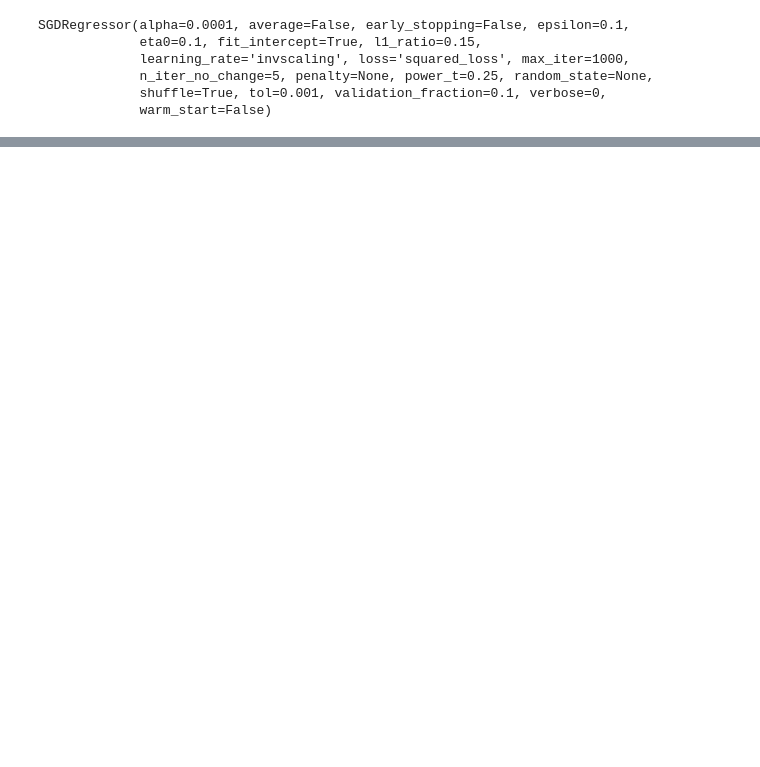
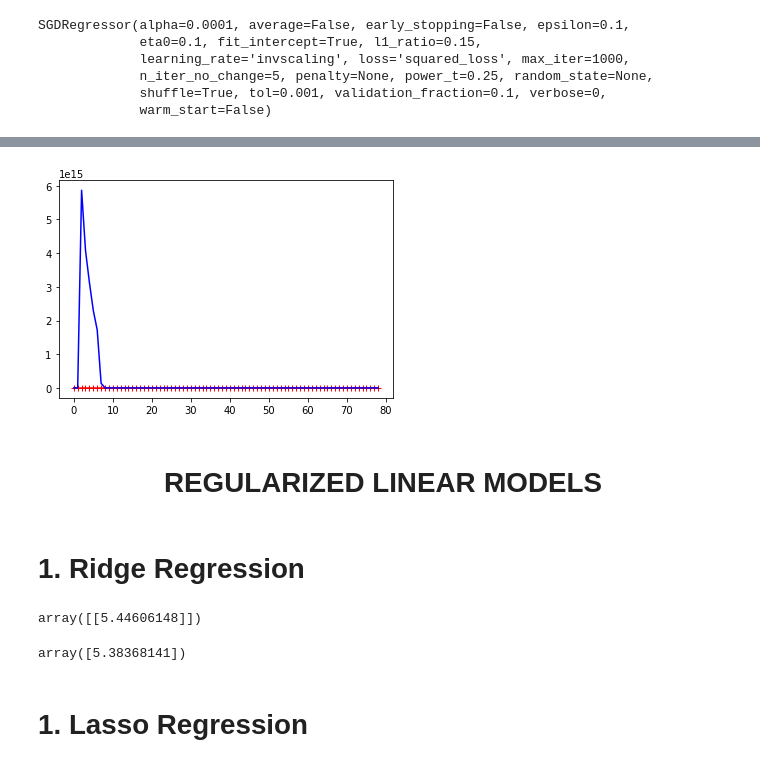
Before and after one commit to DhurbaBrl/machine_learning_book, a Jupyter notebook: training_models.ipynb, the cells around one changed output, grey strips where cells are left out. Drawn from its saved outputs; the diff is of its cells as text; code cells hidden in the pictures; blank space fills up the shorter version.

```diff
--- a/training_models.ipynb
+++ b/training_models.ipynb
@@ -130,0 +213,31 @@ print(sgd_reg.coef_)
+# %%
+#plot linear curves for polynomial regression
+poly_reg=Pipeline([
+                   ('poly_features',PolynomialFeatures(degree=50,include_bias=False)),
+                   ('lin_reg',LinearRegression())
+])
+
+plot_learning_curves(poly_reg,X,y)
+# %% [output]
+[figure, added]
+# %% [markdown]
+# <div align='center'> **REGULARIZED** **LINEAR** **MODELS** </div>
+# %% [markdown]
+# **1.** **Ridge** **Regression**
+# %%
+#using normal method using cholesky factorization
+X_to_predict=np.array([[1.5]])
+ridge_reg=Ridge(alpha=0.1,solver='cholesky')
+ridge_reg.fit(X,y)
+ridge_reg.predict(X_to_predict)
+# %% [output]
+array([[5.44606148]])
+# %%
+#using sgdregressor
+sgd_reg=SGDRegressor(alpha=0.1,penalty='l2')
+sgd_reg.fit(X,y.ravel())
+sgd_reg.predict(X_to_predict)
+# %% [output]
+array([5.38368141])
+# %% [markdown]
+# **1.** **Lasso** **Regression**
```
Also changed, not shown: parts of 40 cells of this notebook.
